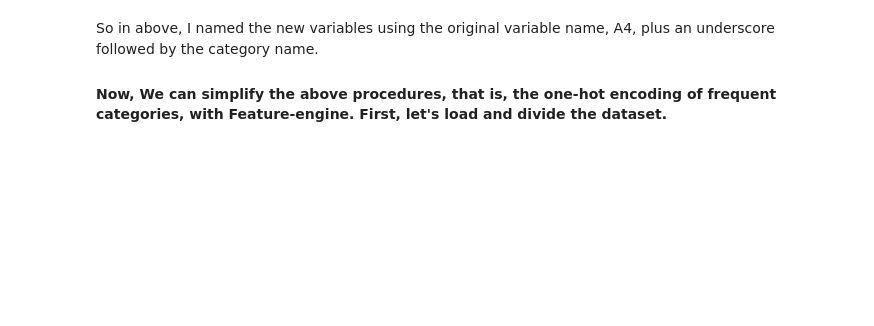
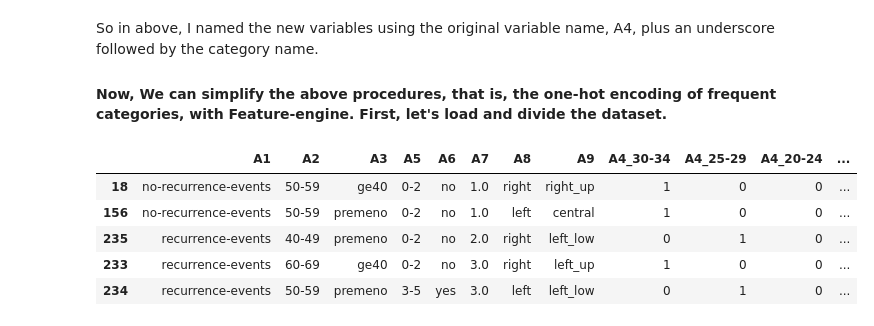
Before and after one commit to rohan-paul/Pandas-DataScience_MachineLearning-Exercises, a Jupyter notebook: Categorical-Variables-UCI-Breast-Cancer-Kaggle-Blog/Categorical-Variables-Handling-Blog.ipynb, the cells around one changed output. Drawn from its saved outputs; the diff is of its cells as text; code cells hidden in the pictures; blank space fills up the shorter version.

```diff
--- a/Categorical-Variables-UCI-Breast-Cancer-Kaggle-Blog/Categorical-Variables-Handling-Blog.ipynb
+++ b/Categorical-Variables-UCI-Breast-Cancer-Kaggle-Blog/Categorical-Variables-Handling-Blog.ipynb
@@ -386,6 +451,8 @@ top_5_A4
 # %%
 for category in top_5_A4:
     X_train['A4' + '_' + category] = np.where(X_train['A4'] == category, 1, 0 )
+
+    X_test['A4' + '_' + category] = np.where(X_test['A4'] == category, 1, 0 )
 # %% [markdown]
 So in above, I looped over each top category, and with NumPy's `where()` method, created binary variables by placing a 1 if the observation showed the category, or 0 otherwise.
 # %%
@@ -398,14 +477,23 @@ So in above, I named the new variables using the original variable name, A4, plu
 # %%
 one_hot_enc_feature_engine_top_5 = OneHotCategoricalEncoder(top_categories=5, variables=['A4'], drop_last=False)
 
 # Let's fit the encoder to the train set so that it learns and stores the most frequent categories of A4
 
 one_hot_enc_feature_engine_top_5.fit(X_train)
 
 X_train_enc_feature_engine_top_5 = one_hot_enc_feature_engine_top_5.transform(X_train)
 
+X_test_enc_feature_engine_top_5 = one_hot_enc_feature_engine_top_5.transform(X_test)
+
 # Now finally new binary variables in the dataframe executing below
 X_train_enc_feature_engine_top_5.head()
+# %% [output]
+|  | A1 | A2 | A3 | A5 | A6 | A7 | A8 | A9 | A4_30-34 | A4_25-29 | A4_20-24 | ... |
+| 18 | no-recurrence-events | 50-59 | ge40 | 0-2 | no | 1.0 | right | right_up | 1 | 0 | 0 | ... |
+| 156 | no-recurrence-events | 50-59 | premeno | 0-2 | no | 1.0 | left | central | 1 | 0 | 0 | ... |
+| 235 | recurrence-events | 40-49 | premeno | 0-2 | no | 2.0 | right | left_low | 0 | 1 | 0 | ... |
+| 233 | recurrence-events | 60-69 | ge40 | 0-2 | no | 3.0 | right | left_up | 1 | 0 | 0 | ... |
+| 234 | recurrence-events | 50-59 | premeno | 3-5 | yes | 3.0 | left | left_low | 0 | 1 | 0 | ... |
 # %% [markdown]
 Feature-engine replaces the original variable with the binary ones returned by one-hot encoding, leaving the dataset ready to use in machine learning.
 
```
Also changed, not shown: parts of 30 cells of this notebook.
